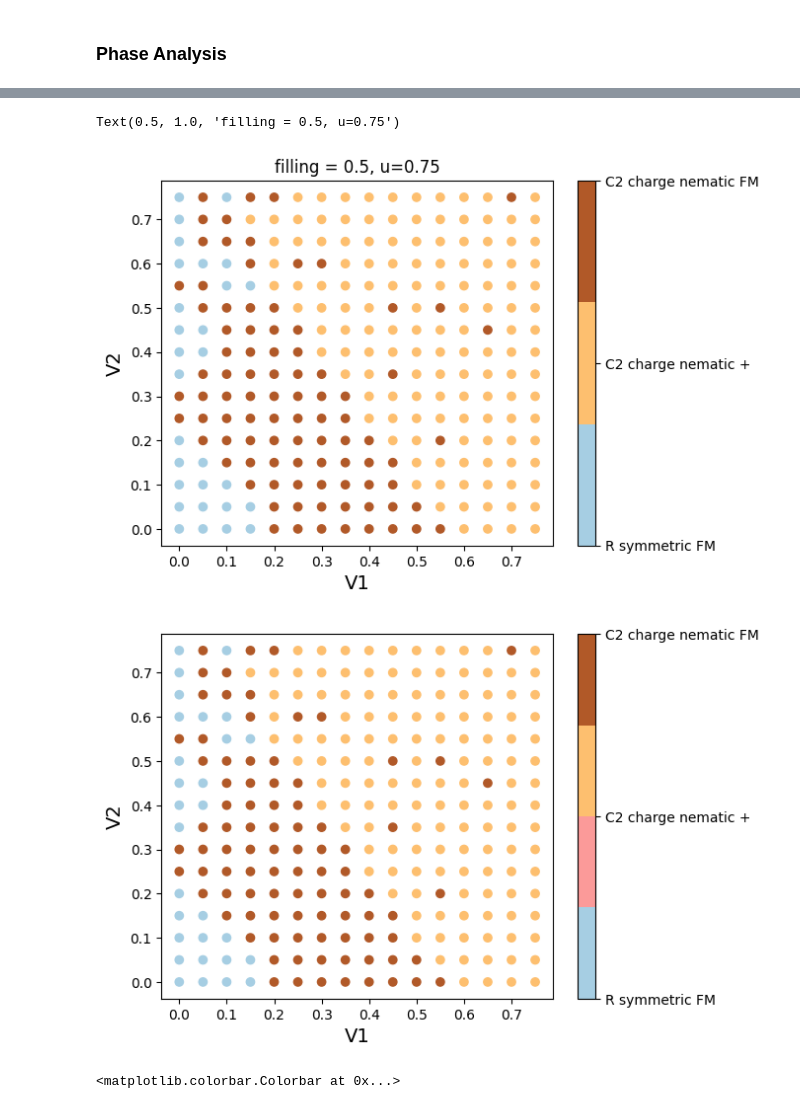
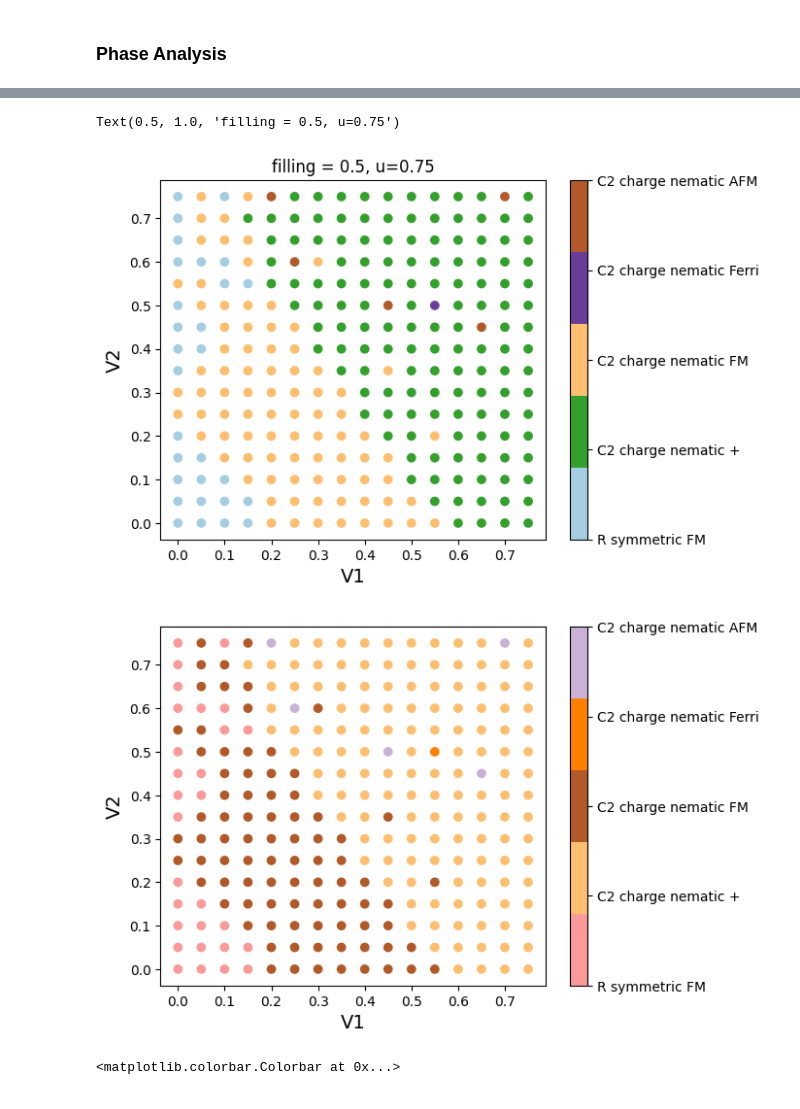
Before and after one commit to yumannhe/SCHF_auto_collinear, a Jupyter notebook: data_analysis/over_v/phase_diagram_filling_1p5_t_4em4_pmap_over_v1_v2.ipynb, the cells around one changed output, grey strips where cells are left out. Drawn from its saved outputs; the diff is of its cells as text; code cells hidden in the pictures.

Commit message:
codex is good to use... I used it to update the data analysis for ferri and AFM part

```diff
--- a/data_analysis/over_v/phase_diagram_filling_1p5_t_4em4_pmap_over_v1_v2.ipynb
+++ b/data_analysis/over_v/phase_diagram_filling_1p5_t_4em4_pmap_over_v1_v2.ipynb
@@ -56,7 +56,7 @@ c_3 = c_6@c_6
 c_2 = c_6 @ c_3
 # %%
 nematic_phase = ['R symmetric', 'C3 charge nematic', 'C2 charge nematic', 'no R']
-Magnetism_phase = [' +', ' FM', ' AFM']
+Magnetism_phase = [' +', ' FM', ' Ferri', ' AFM']
 
 phase_list_final = list(i+j for i,j in product(nematic_phase, Magnetism_phase))
 # %%
@@ -73,7 +73,7 @@ for i in range(v1_mesh.shape[0]):
     for j in range(v1_mesh.shape[1]):
         d_o = sorted_density[i,j,0]
         rs_recording = np.zeros((4))
-        m_recording = np.zeros((3))
+        m_recording = np.zeros((4))
         c6_diff, c3_diff, c2_diff, magnetism_arr = rot_symm_m_check_d(d_o, c_6, c_3, c_2)
         if c6_diff<threshold:
             rs_recording[0] = 1
@@ -83,13 +83,15 @@ for i in range(v1_mesh.shape[0]):
             rs_recording[2] = 1
         # else:
         #     rs_recording[3] = 1
-        if np.max(np.abs(magnetism_arr))>threshold:
-            sign = np.sign(np.sum(np.sign(magnetism_arr)))
-            offsetted_magnetism_arr = magnetism_arr - sign*1E-8
-            if np.min(offsetted_magnetism_arr)*sign>0:
+        if np.max(np.abs(magnetism_arr)) > threshold:
+            if np.all(magnetism_arr > threshold) or np.all(magnetism_arr < -threshold):
                 m_recording[1] = 1
             else:
-                m_recording[2] = 1
+                net_m = np.sum(magnetism_arr)
+                if np.abs(net_m) <= magnetism_arr.size * threshold:
+                    m_recording[3] = 1
+                else:
+                    m_recording[2] = 1
         else:
             m_recording[0] = 1
         phase_arr = np.kron(rs_recording,m_recording)
@@ -132,24 +134,24 @@ cbar.set_ticklabels(unique_phase_name)
 plt.title('filling = 0.5, u=%s'%u[0])
 # %% [output]
 Text(0.5, 1.0, 'filling = 0.5, u=0.75')
-[figure, old version]
+[figure, new version]
 # %%
 from matplotlib.colors import ListedColormap
 
 paired = plt.get_cmap("Paired").colors
-corlor_index = [0,4,6,11]
+corlor_index = [4,6,11,7,8]
 color_list = [paired[i] for i in corlor_index]
 
 cmap = ListedColormap(color_list)
 plt.scatter(v1_mesh, v2_mesh, c=filtered_phase_diagram, cmap=cmap)
 plt.xlabel('V1', size = '14')
 plt.ylabel('V2', size = '14')
 colorbar_ticks = np.arange(len(unique_phase_index))
 cbar = plt.colorbar()
 cbar.set_ticks(np.arange(len(unique_phase_index)))
 cbar.set_ticklabels(unique_phase_name)
 # %% [output]
-[figure, old version]
+[figure, new version]
 # %%
 plt.pcolormesh(v1_mesh,v2_mesh,sorted_ground_state_e[:,:,0])
 plt.xlabel('V', size = '14')
```
Also changed, not shown: parts of 1 cell of this notebook, 15 other files.
